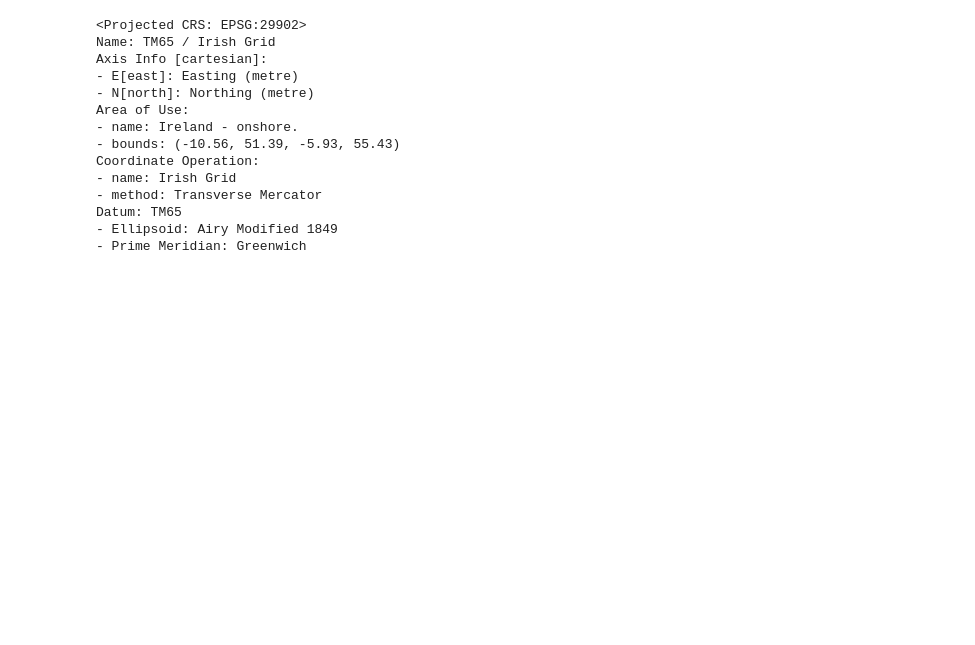
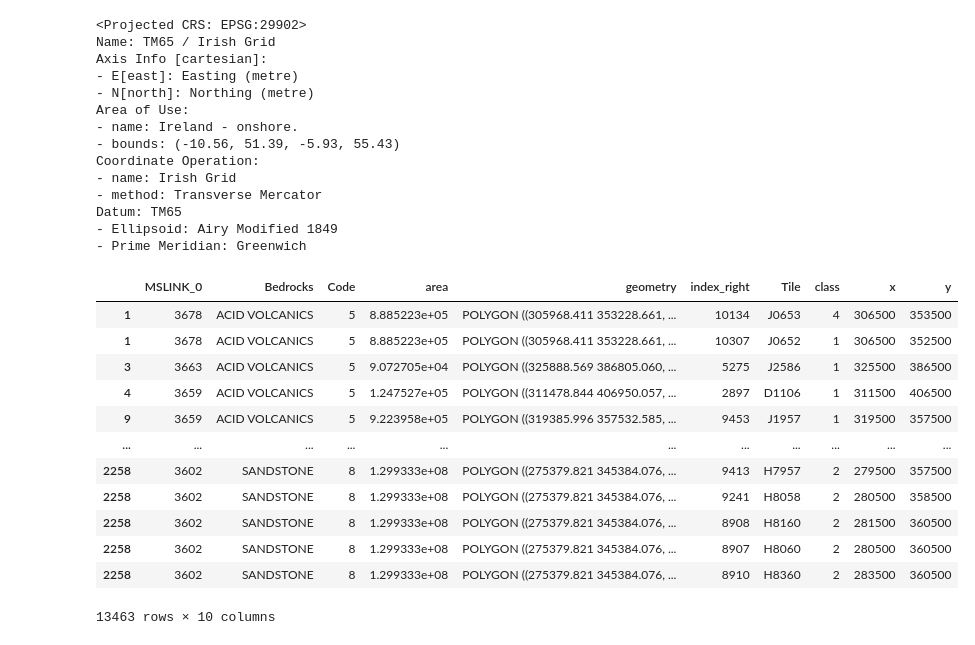
Before and after one commit to zsmilliepy/RadonNI, a Jupyter notebook: Geology1.ipynb, the cells around one changed output. Saved outputs shown, nothing was run; the diff lists cells and outputs as text; code cells hidden in the pictures; blank space fills up the shorter version.

```diff
--- a/Geology1.ipynb
+++ b/Geology1.ipynb
@@ -199,3 +193,21 @@ Coordinate Operation:
 Datum: TM65
 - Ellipsoid: Airy Modified 1849
 - Prime Meridian: Greenwich
+# %%
+radon_bedrock = gpd.sjoin(bedrocks, radon, how='inner', lsuffix='left', rsuffix='right')
+# %%
+radon_bedrock
+# %% [output]
+|  | MSLINK_0 | Bedrocks | Code | area | geometry | index_right | Tile | class | x | y |
+| 1 | 3678 | ACID VOLCANICS | 5 | 8.885223e+05 | POLYGON ((305968.411 353228.661, ... | 10134 | J0653 | 4 | 306500 | 353500 |
+| 1 | 3678 | ACID VOLCANICS | 5 | 8.885223e+05 | POLYGON ((305968.411 353228.661, ... | 10307 | J0652 | 1 | 306500 | 352500 |
+| 3 | 3663 | ACID VOLCANICS | 5 | 9.072705e+04 | POLYGON ((325888.569 386805.060, ... | 5275 | J2586 | 1 | 325500 | 386500 |
+| 4 | 3659 | ACID VOLCANICS | 5 | 1.247527e+05 | POLYGON ((311478.844 406950.057, ... | 2897 | D1106 | 1 | 311500 | 406500 |
+| 9 | 3659 | ACID VOLCANICS | 5 | 9.223958e+05 | POLYGON ((319385.996 357532.585, ... | 9453 | J1957 | 1 | 319500 | 357500 |
+| ... | ... | ... | ... | ... | ... | ... | ... | ... | ... | ... |
+| 2258 | 3602 | SANDSTONE | 8 | 1.299333e+08 | POLYGON ((275379.821 345384.076, ... | 9413 | H7957 | 2 | 279500 | 357500 |
+| 2258 | 3602 | SANDSTONE | 8 | 1.299333e+08 | POLYGON ((275379.821 345384.076, ... | 9241 | H8058 | 2 | 280500 | 358500 |
+| 2258 | 3602 | SANDSTONE | 8 | 1.299333e+08 | POLYGON ((275379.821 345384.076, ... | 8908 | H8160 | 2 | 281500 | 360500 |
+| 2258 | 3602 | SANDSTONE | 8 | 1.299333e+08 | POLYGON ((275379.821 345384.076, ... | 8907 | H8060 | 2 | 280500 | 360500 |
+| 2258 | 3602 | SANDSTONE | 8 | 1.299333e+08 | POLYGON ((275379.821 345384.076, ... | 8910 | H8360 | 2 | 283500 | 360500 |
+13463 rows × 10 columns
```
Also changed, not shown: parts of 16 cells of this notebook, 26 other files.
